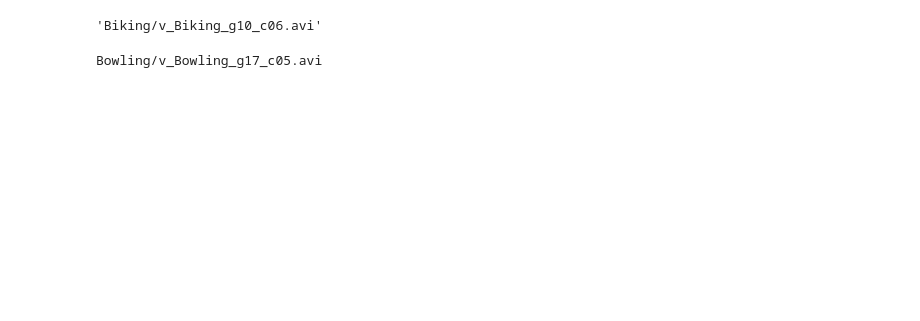
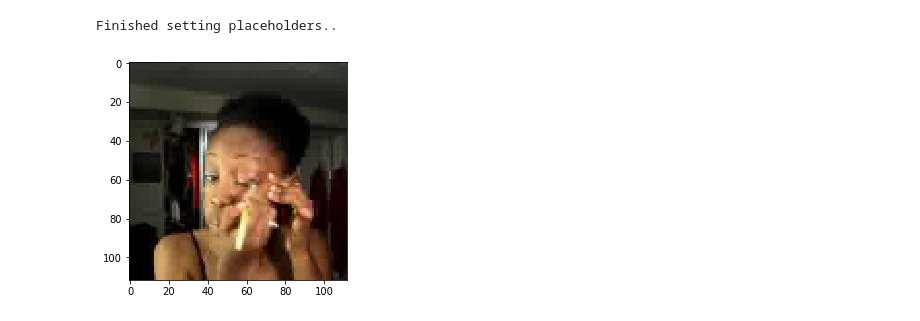
Before and after one commit to myaldiz/deep_violence_detection, a Jupyter notebook: ViolanceDetection-Jupyter/preprocess_experiment.ipynb, the cells around one changed output. Cells and saved outputs as stored; diff of their text form; code cells hidden in the pictures; blank space fills up the shorter version.

```diff
--- a/ViolanceDetection-Jupyter/preprocess_experiment.ipynb
+++ b/ViolanceDetection-Jupyter/preprocess_experiment.ipynb
@@ -34,4 +252,3 @@ model_settings['np_mean'] = np.load(mean_dir).reshape(model_settings['input_shap
 # %%
 train_dir_locations = model_settings['train_test_loc'] + model_settings['train_file_name']
-dir_videos, label_clips = get_data_dir(train_dir_locations)
-model_settings['train_list'] = shuffle_list(dir_clips, label_clips)
+dir_frames, labels = get_data_dir(train_dir_locations, True)
@@ -118,13 +255,19 @@ def read_clips(dirnames, model_settings):
-# %%
-dirname
-# %% [output]
-'Biking/v_Biking_g10_c06.avi'
-# %%
-dirname = dir_videos[1500]
-print(dirname)
-video = read_clip(dirname, model_settings)
-# %% [output]
-Bowling/v_Bowling_g17_c05.avi
+# %%
+set_placeholders(model_settings)
+frames = process_frames(model_settings)
+
+i = random.randint(0, 5000)
+file_loc = model_settings['data_home'] + dir_frames[i]
+imgs = get_frames_data(file_loc)
+images_placeholder = model_settings['images_placeholder']
+
+with tf.Session() as sess:
+    frames = sess.run(frames, {images_placeholder: imgs})
+plt.imshow(frames[0].astype(np.uint8))
+plt.show()
+# %% [output]
+Finished setting placeholders..
+[figure, added]
 # %%
 dirnames_threads = []
 threads = []
```
Also changed, not shown: parts of 9 cells of this notebook, 7 other files.
